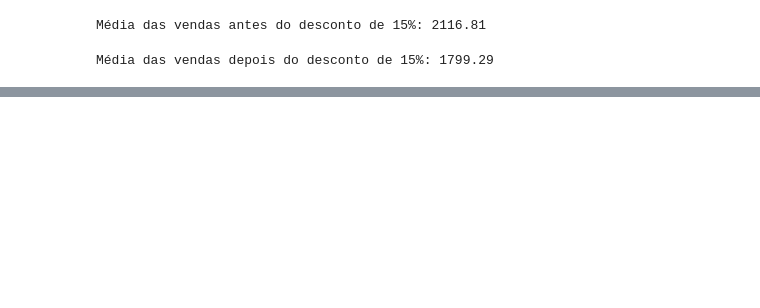
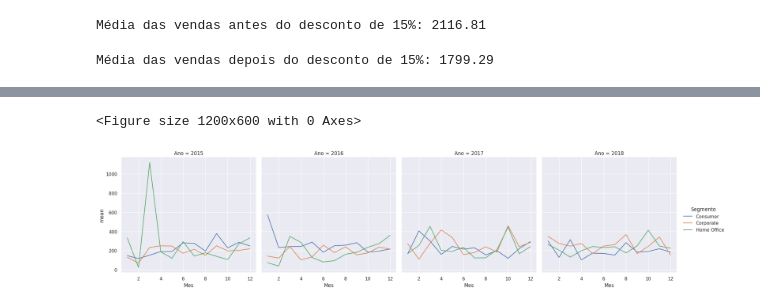
Before and after one commit to condorsegura/Phishing-, a Jupyter notebook: Untitled6.ipynb, the cells around one changed output, grey strips where cells are left out. Saved outputs shown, nothing was run; the diff lists cells and outputs as text; code cells hidden in the pictures; blank space fills up the shorter version.

```diff
--- a/Untitled6.ipynb
+++ b/Untitled6.ipynb
@@ -537,3 +499,6 @@ Média das vendas depois do desconto de 15%: 1799.29
 ### Qual o Média de Vendas Por Segmento, Por Ano e Por Mês?
 
 Demonstre o resultado através de gráfico de linha.
+# %%
+# criando uma colluna de mes no datframe
+df['Mes'] = df['Data_Pedido'].dt.month
@@ -539,0 +514,3 @@ Demonstre o resultado através de gráfico de linha.
+# %%
+# Fazendo o agrupamento do ano,mes,segmento e buscando os paramento do valor venda e ciado um dataframe novo
+df_Media = df.groupby(['Ano', 'Mes', 'Segmento'])['Valor_Venda'].agg([np.sum, np.mean, np.median])
@@ -539,0 +528,20 @@ Demonstre o resultado através de gráfico de linha.
+# %%
+# Vamos extrair os níveis e colocando em cada grupo
+Anos = df_Media.index.get_level_values(0)
+Mes = df_Media.index.get_level_values(1)
+Segmento = df_Media.index.get_level_values(2)
+# %%
+# Plot Grafico
+plt.figure(figsize = (12, 6))
+sns.set()
+fig1 = sns.relplot(kind = 'line',
+                   data = df_Media,
+                   y = 'mean',
+                   x = Mes,
+                   hue = Segmento,
+                   col = Anos,
+                   col_wrap = 4)
+plt.show()
+# %% [output]
+<Figure size 1200x600 with 0 Axes>
+[figure, added]
```
Also changed, not shown: parts of 27 cells of this notebook.
